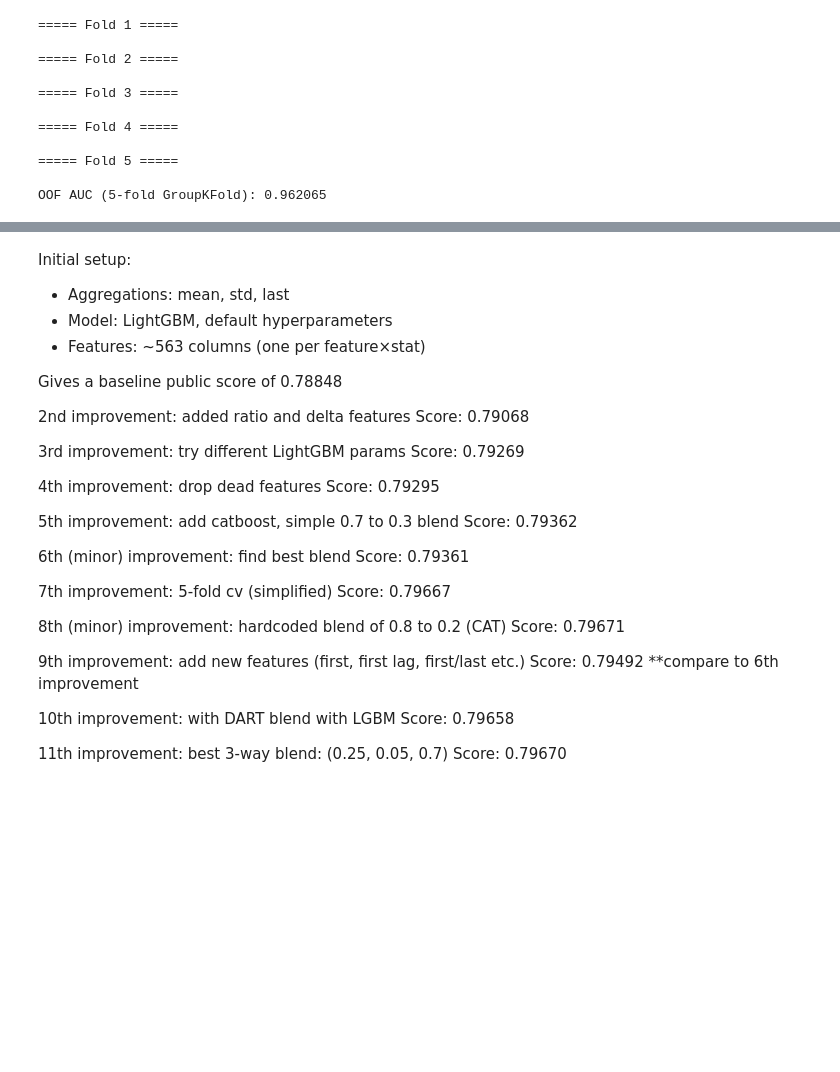
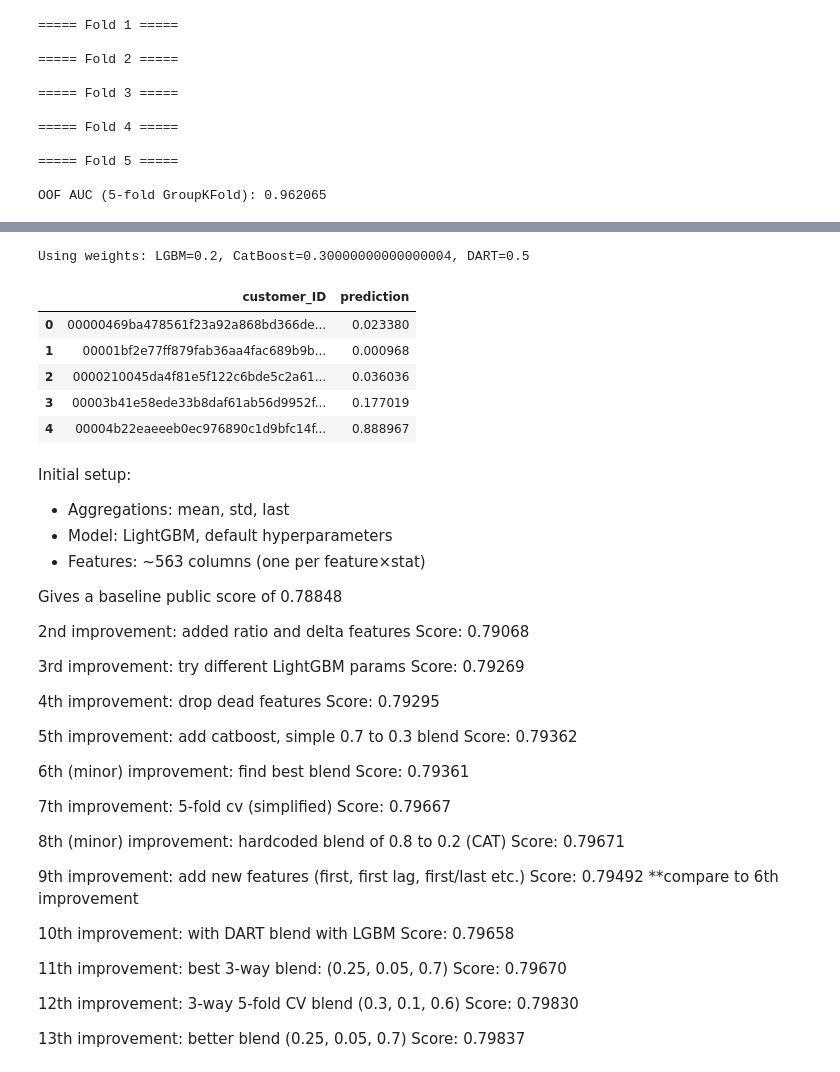
Before and after one commit to Javier2417/SC4000-Kaggle-Project-American-Express, a Jupyter notebook: YuTeng/notebook.ipynb, the cells around one changed output, grey strips where cells are left out. Cells and saved outputs as stored; diff of their text form; code cells hidden in the pictures; blank space fills up the shorter version.

```diff
--- a/YuTeng/notebook.ipynb
+++ b/YuTeng/notebook.ipynb
@@ -998,3 +1385,29 @@ submission_cv_ensemble.head()
+# %%
+# Apply best weights to test predictions
+w_lgb, w_cat, w_dart = best_weights
+print(f"Using weights: LGBM={w_lgb}, CatBoost={w_cat}, DART={w_dart}")
+final_cv_blend = (
+    w_lgb  * test_lgb_mean +
+    w_cat  * test_cat_mean +
+    w_dart * test_dart_mean
+)
+
+# Build final submission from CV ensemble
+submission_cv_ensemble = pd.DataFrame({
+    'customer_ID': test_agg['customer_ID'],
+    'prediction': final_cv_blend,
+})
+
+submission_cv_ensemble.to_csv("submission_cv_ensemble_3models.csv", index=False)
+submission_cv_ensemble.head()
+# %% [output]
+Using weights: LGBM=0.2, CatBoost=0.30000000000000004, DART=0.5
+|  | customer_ID | prediction |
+| 0 | 00000469ba478561f23a92a868bd366de... | 0.023380 |
+| 1 | 00001bf2e77ff879fab36aa4fac689b9b... | 0.000968 |
+| 2 | 0000210045da4f81e5f122c6bde5c2a61... | 0.036036 |
+| 3 | 00003b41e58ede33b8daf61ab56d9952f... | 0.177019 |
+| 4 | 00004b22eaeeeb0ec976890c1d9bfc14f... | 0.888967 |
 # %% [markdown]
 Initial setup:
 - Aggregations: mean, std, last
@@ -1032,3 +1445,9 @@ Score: 0.79658
 
 11th improvement: best 3-way blend: (0.25, 0.05, 0.7)
 Score: 0.79670
+
+12th improvement: 3-way 5-fold CV blend (0.3, 0.1, 0.6)
+Score: 0.79830
+
+13th improvement: better blend (0.25, 0.05, 0.7)
+Score: 0.79837
```
Also changed, not shown: parts of 15 cells of this notebook.
